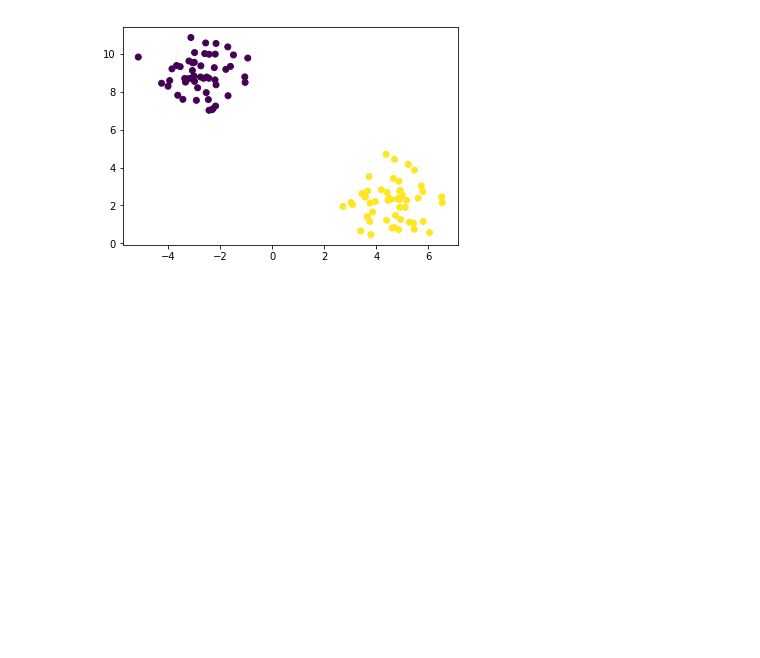
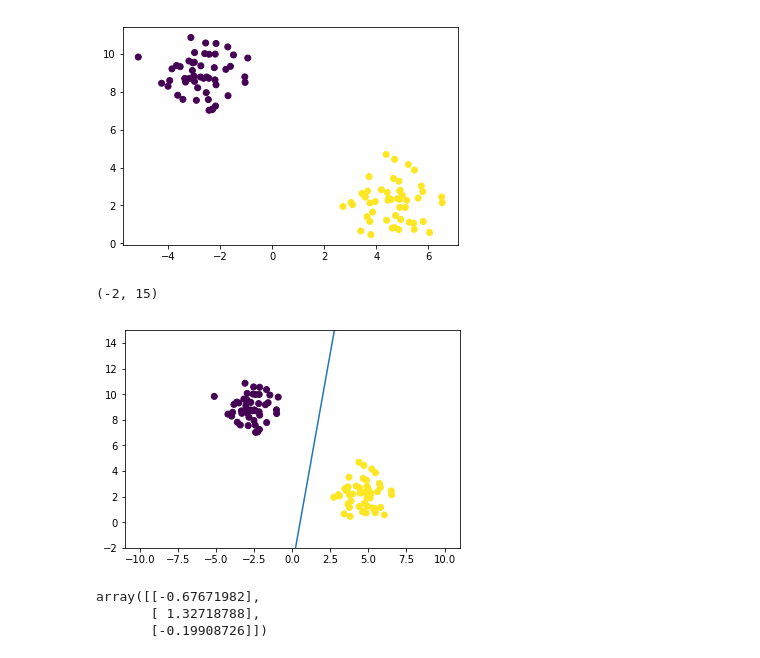
Before and after one commit to gautambitious/DS_Course, a Jupyter notebook: New folder/Single Logistic Regression.ipynb, the cells around one changed output. Drawn from its saved outputs; the diff is of its cells as text; code cells hidden in the pictures; blank space fills up the shorter version.

```diff
--- a/New folder/Single Logistic Regression.ipynb
+++ b/New folder/Single Logistic Regression.ipynb
@@ -15,17 +15,21 @@ class CustomLogisticRegression:
 
         for _ in range(self.max_iters):
             self.gradient_accend(X, y)
+        self.intercept_ = self.theta_[0]
+        self.coef_ = self.theta_[1:]
     def gradient_accend(self,X,y):
         delta_theta = self.gradient(X,y)
         self.theta_+= delta_theta
-
     def gradient(self, X, y):
-
-
+        yh = self.sigmoid(X)
+        ya = y.reshape(-1,1)
+        diff = (yh-ya)
+        delta = np.dot(X.T, diff)/len(X)
+        return -delta*self.lr
     def sigmoid(self, X):
         g = np.dot(X, self.theta_)
         return 1/(1+np.exp(-g))
 # %%
-model = CustomLogisticRegression()
+model = CustomLogisticRegression(max_iters=100)
 # %%
 X, y = make_blobs(centers=2, random_state=42)
@@ -36,3 +48,22 @@ plt.scatter(X[:,0], X[:, 1], c=y)
 # %% [output]
 <matplotlib.collections.PathCollection at 0x...>
 [figure]
+# %%
+x1 = np.linspace(-10,10, 50)
+
+m1, m2 = model.coef_
+c = model.intercept_
+x2 = -(m1*x1)/m2 -c/m2
+# %%
+plt.scatter(X[:,0], X[:,1], c=y)
+plt.plot(x1, x2)
+plt.ylim(-2,15)
+# %% [output]
+(-2, 15)
+[figure, added]
+# %%
+model.theta_
+# %% [output]
+array([[-0.67671982],
+       [ 1.32718788],
+       [-0.19908726]])
```
Also changed, not shown: parts of 2 cells of this notebook, 1 other file.
